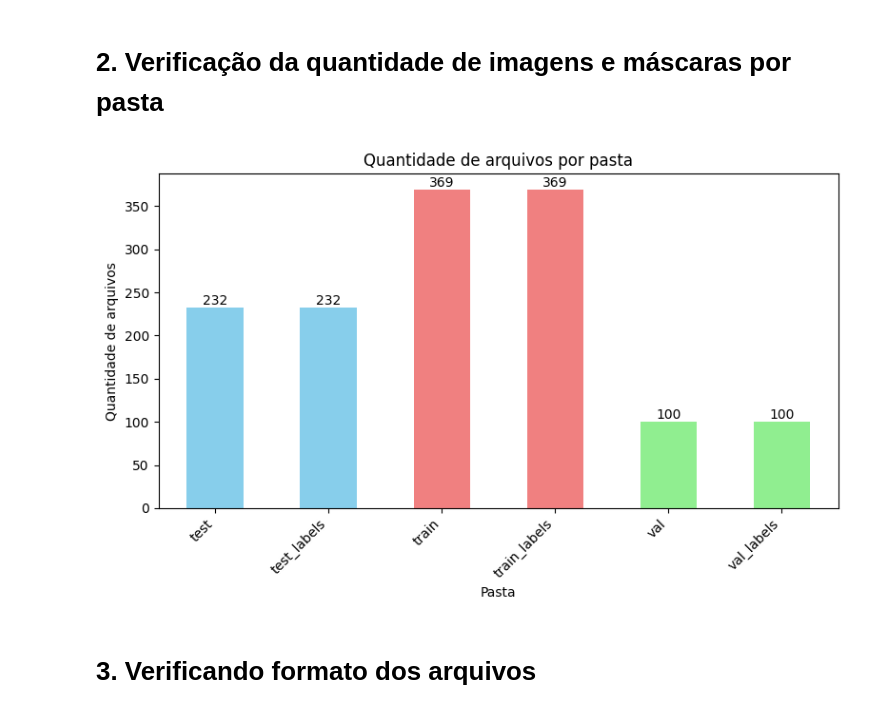
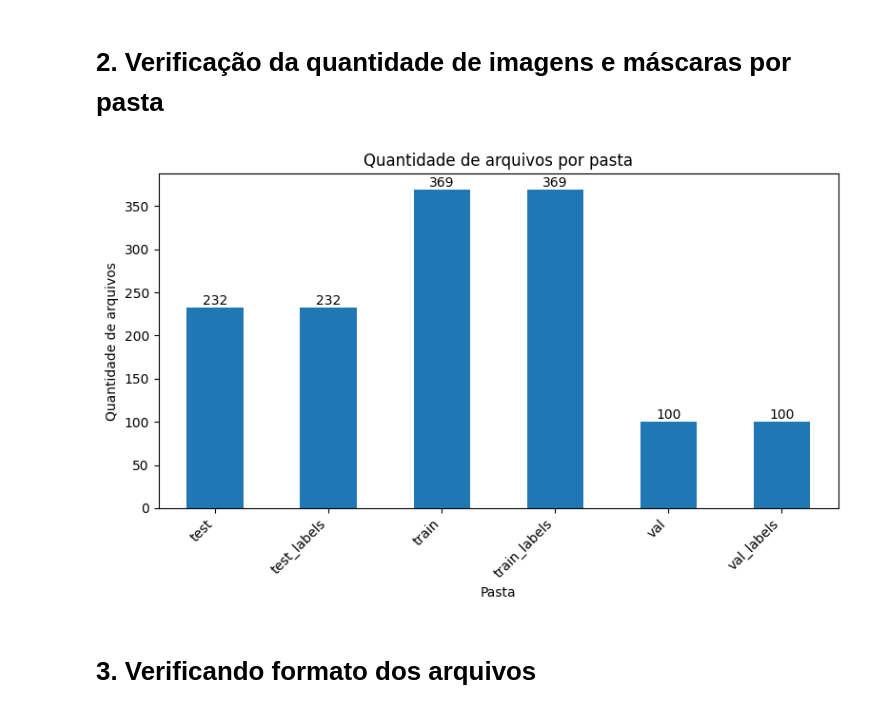
Before and after one commit to filetando/AvantiMachineLearning, a Jupyter notebook: segmentacao_em_ambientes_naturais.ipynb, the cells around one changed output. Cells and saved outputs as stored; diff of their text form; code cells hidden in the pictures.

```diff
--- a/segmentacao_em_ambientes_naturais.ipynb
+++ b/segmentacao_em_ambientes_naturais.ipynb
@@ -59,30 +65,30 @@ dir_val_labels_num = len(os.listdir(dir_val_labels))
 # %%
 # Criando DataFrame
 data = {
     'Quantidade de arquivos': [dir_test_num, dir_test_labels_num, dir_train_num, dir_train_labels_num, dir_val_num, dir_val_labels_num]
 }
 index = ['test', 'test_labels', 'train', 'train_labels', 'val', 'val_labels']
 df = pd.DataFrame(data, index=index)
 
 # Definindo cores por grupo
 colors = ['skyblue', 'skyblue', 'lightcoral', 'lightcoral', 'lightgreen', 'lightgreen']
 
 # Criando gráfico de barras
 plt.figure(figsize=(8, 5))
-ax = df['Quantidade de arquivos'].plot(kind='bar', color=colors, legend=False) # Apply colors to the Series
+ax = df['Quantidade de arquivos'].plot(kind='bar', legend=False) # Apply colors to the Series
 plt.title('Quantidade de arquivos por pasta')
 plt.xlabel('Pasta')
 plt.ylabel('Quantidade de arquivos')
 plt.xticks(rotation=45, ha='right')
 plt.tight_layout()
 
 # Adicionando valores nas barras
 for container in ax.containers:
     ax.bar_label(container)
 
 plt.show()
 # %% [output]
-[figure, old version]
+[figure, new version]
 # %% [markdown]
 # 3. Verificando formato dos arquivos
 # %%
```
Also changed, not shown: parts of 10 cells of this notebook.
